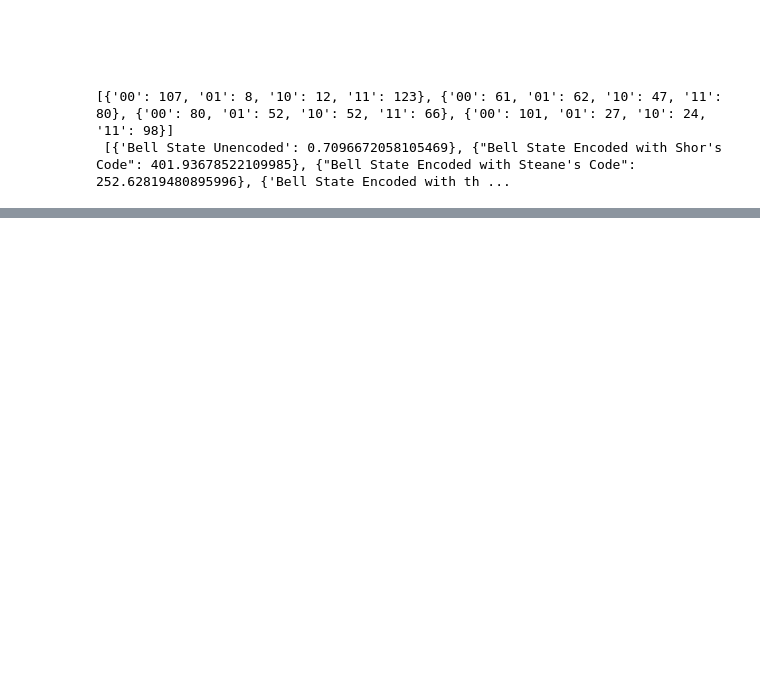
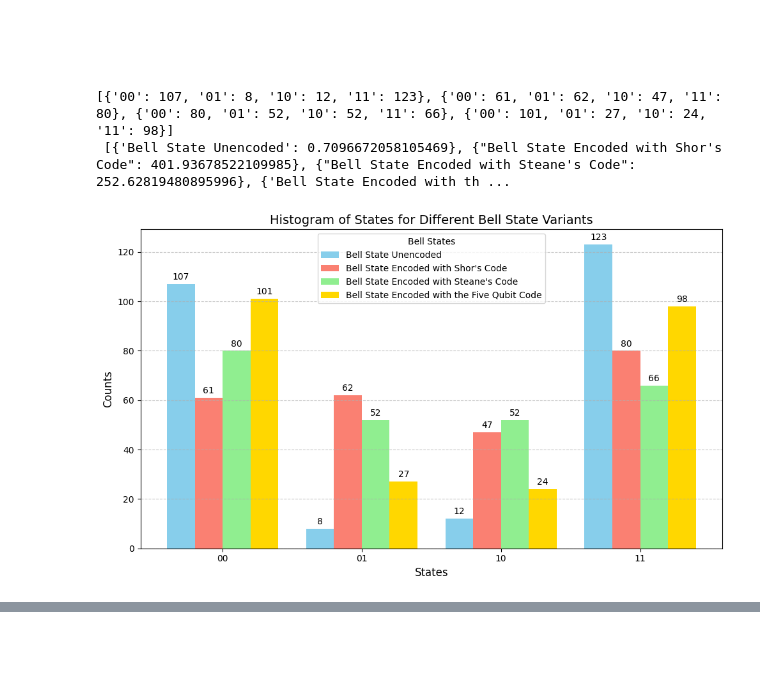
Before and after one commit to squid2010/ISEF2024-25, a Jupyter notebook: main.ipynb, the cells around one changed output, grey strips where cells are left out. Drawn from its saved outputs; the diff is of its cells as text; code cells hidden in the pictures; blank space fills up the shorter version.

Commit message:
made results pretty

```diff
--- a/main.ipynb
+++ b/main.ipynb
@@ -112,7 +112,54 @@ print(results, "\n", time)
 [{'00': 107, '01': 8, '10': 12, '11': 123}, {'00': 61, '01': 62, '10': 47, '11': 80}, {'00': 80, '01': 52, '10': 52, '11': 66}, {'00': 101, '01': 27, '10': 24, '11': 98}]
  [{'Bell State Unencoded': 0.7096672058105469}, {"Bell State Encoded with Shor's Code": 401.93678522109985}, {"Bell State Encoded with Steane's Code": 252.62819480895996}, {'Bell State Encoded with th ...
 # %%
-plot_histogram(results, filename="Results/all.png")
+states = {}
+for result in results:
+    states[circuits[results.index(result)].name] = result
+# Extract data
+categories = list(next(iter(states.values())).keys())  # ['00', '01', '10', '11']
+bar_width = 0.2  # Width of each bar
+x = np.arange(len(categories))  # X positions for bars
+
+# Define colors for each dataset
+colors = ['skyblue', 'salmon', 'lightgreen', 'gold']
+names = list(states.keys())  # Names of the datasets
+
+# Plot the histogram
+plt.figure(figsize=(10, 6))
+for i, (name, counts) in enumerate(states.items()):
+    counts_values = [counts[category] for category in categories]
+    bar_positions = x + i * bar_width
+    bars = plt.bar(bar_positions, counts_values, width=bar_width, label=name, color=colors[i])
+
+    # Add text annotations above bars
+    for bar in bars:
+        height = bar.get_height()
+        plt.text(
+            bar.get_x() + bar.get_width() / 2,
+            height + 1,  # Slightly above the bar
+            f'{int(height)}',
+            ha='center',
+            va='bottom',
+            fontsize=10
+        )
+
+
+# Add labels, title, and legend
+plt.xlabel('States', fontsize=12)
+plt.ylabel('Counts', fontsize=12)
+plt.title('Histogram of States for Different Bell State Variants', fontsize=14)
+plt.xticks(x + bar_width * (len(states) - 1) / 2, categories, fontsize=10)  # Adjust x-ticks
+plt.legend(title='Bell States', fontsize=10)
+
+# Show gridlines
+plt.grid(axis='y', linestyle='--', alpha=0.7)
+
+# Show the plot
+plt.tight_layout()  # Adjust layout to prevent label cutoff
+plt.savefig('Results/all.png')
+plt.show()
+# %% [output]
+[figure, added]
 # %%
 names = [list(item.keys())[0] for item in time]
 times = [list(item.values())[0] for item in time]
```
Also changed, not shown: parts of 1 cell of this notebook, 2 other files.
